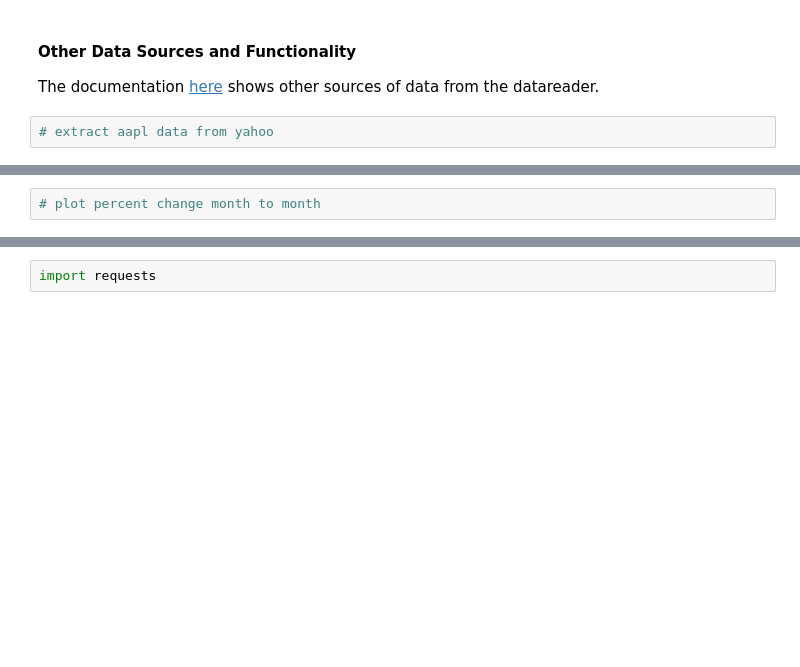
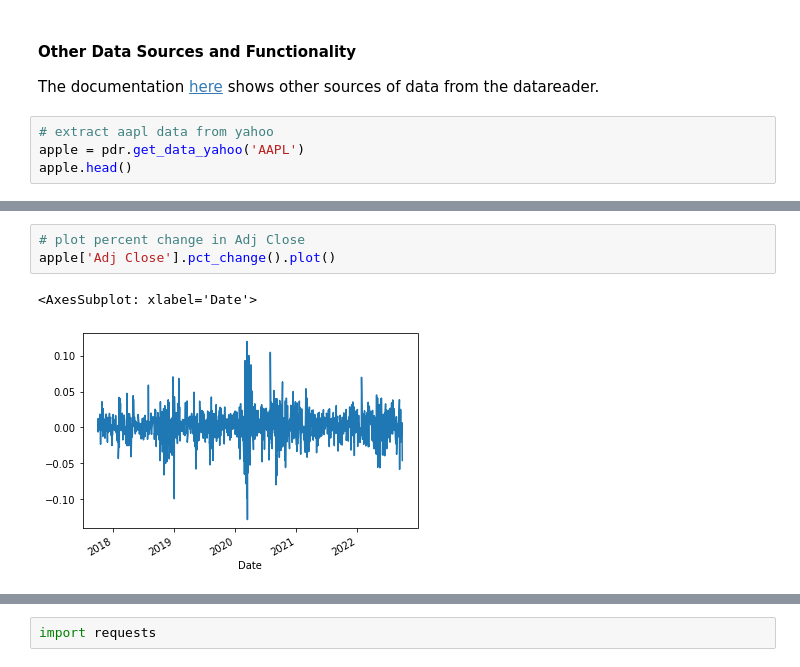
Before and after one commit to gilad247/NYU-Bootcamp, a Jupyter notebook: notebooks/module_1/class_9/data_apis.ipynb, the cells around one changed output, grey strips where cells are left out. Saved outputs shown, nothing was run; the diff lists cells and outputs as text; blank space fills up the shorter version.

```diff
--- a/notebooks/module_1/class_9/data_apis.ipynb
+++ b/notebooks/module_1/class_9/data_apis.ipynb
@@ -109,3 +210,5 @@ matyld = pdr.get_data_fred('GS10')
 The documentation [here](https://pandas-datareader.readthedocs.io/en/latest/remote_data.html) shows other sources of data from the datareader.
 # %%
 # extract aapl data from yahoo
+apple = pdr.get_data_yahoo('AAPL')
+apple.head()
@@ -112,2 +223,6 @@ The documentation [here](https://pandas-datareader.readthedocs.io/en/latest/remo
-# %%
-# plot percent change month to month
+# %%
+# plot percent change in Adj Close
+apple['Adj Close'].pct_change().plot()
+# %% [output]
+<AxesSubplot: xlabel='Date'>
+[figure, added]
```
Also changed, not shown: parts of 28 cells of this notebook, 4 other files.
